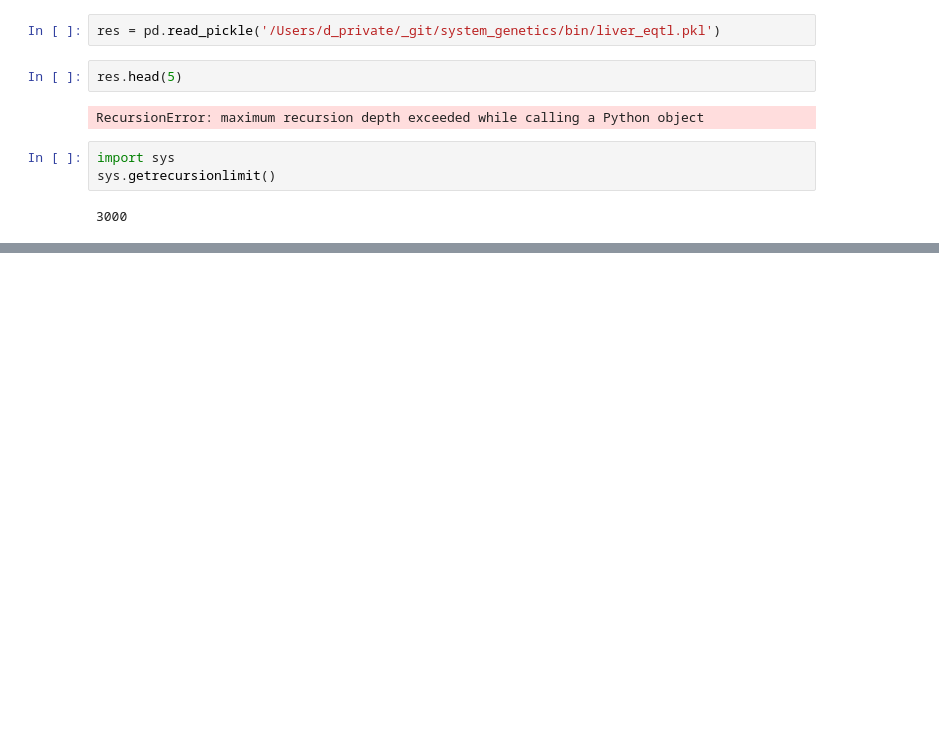
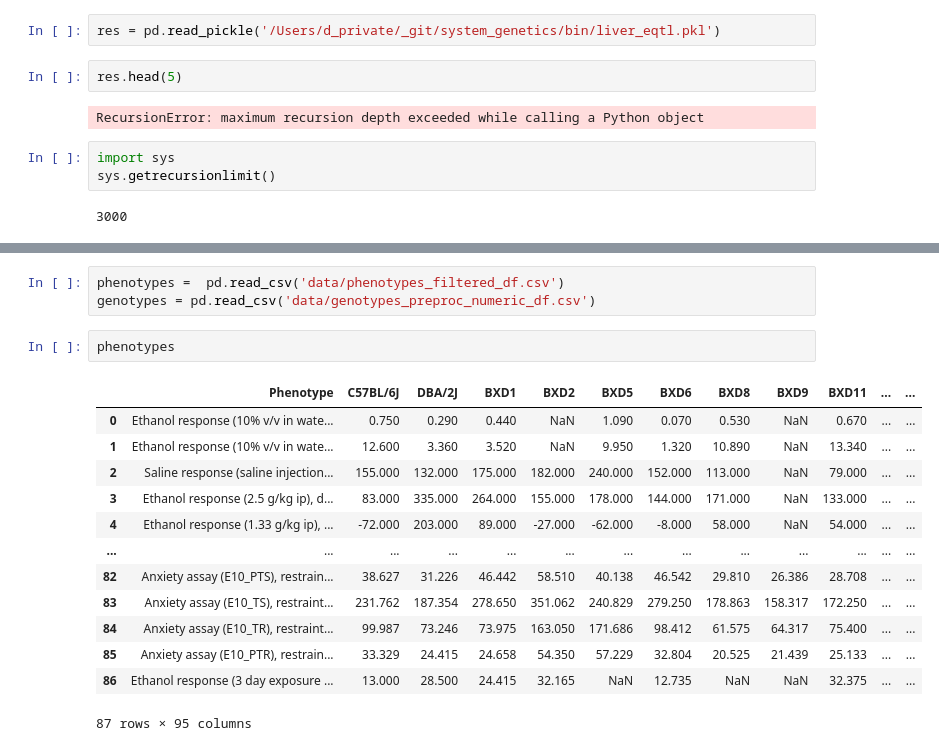
Before and after one commit to guyshur/system_genetics, a Jupyter notebook: drors_work.ipynb, the cells around one changed output, grey strips where cells are left out. Saved outputs shown, nothing was run; the diff lists cells and outputs as text; blank space fills up the shorter version.

```diff
--- a/drors_work.ipynb
+++ b/drors_work.ipynb
@@ -139,0 +147,19 @@ sys.getrecursionlimit()
+# %%
+phenotypes =  pd.read_csv('data/phenotypes_filtered_df.csv')
+genotypes = pd.read_csv('data/genotypes_preproc_numeric_df.csv')
+# %%
+phenotypes
+# %% [output]
+|  | Phenotype | C57BL/6J | DBA/2J | BXD1 | BXD2 | BXD5 | BXD6 | BXD8 | BXD9 | BXD11 | ... | ... |
+| 0 | Ethanol response (10% v/v in wate... | 0.750 | 0.290 | 0.440 | NaN | 1.090 | 0.070 | 0.530 | NaN | 0.670 | ... | ... |
+| 1 | Ethanol response (10% v/v in wate... | 12.600 | 3.360 | 3.520 | NaN | 9.950 | 1.320 | 10.890 | NaN | 13.340 | ... | ... |
+| 2 | Saline response (saline injection... | 155.000 | 132.000 | 175.000 | 182.000 | 240.000 | 152.000 | 113.000 | NaN | 79.000 | ... | ... |
+| 3 | Ethanol response (2.5 g/kg ip), d... | 83.000 | 335.000 | 264.000 | 155.000 | 178.000 | 144.000 | 171.000 | NaN | 133.000 | ... | ... |
+| 4 | Ethanol response (1.33 g/kg ip), ... | -72.000 | 203.000 | 89.000 | -27.000 | -62.000 | -8.000 | 58.000 | NaN | 54.000 | ... | ... |
+| ... | ... | ... | ... | ... | ... | ... | ... | ... | ... | ... | ... | ... |
+| 82 | Anxiety assay (E10_PTS), restrain... | 38.627 | 31.226 | 46.442 | 58.510 | 40.138 | 46.542 | 29.810 | 26.386 | 28.708 | ... | ... |
+| 83 | Anxiety assay (E10_TS), restraint... | 231.762 | 187.354 | 278.650 | 351.062 | 240.829 | 279.250 | 178.863 | 158.317 | 172.250 | ... | ... |
+| 84 | Anxiety assay (E10_TR), restraint... | 99.987 | 73.246 | 73.975 | 163.050 | 171.686 | 98.412 | 61.575 | 64.317 | 75.400 | ... | ... |
+| 85 | Anxiety assay (E10_PTR), restrain... | 33.329 | 24.415 | 24.658 | 54.350 | 57.229 | 32.804 | 20.525 | 21.439 | 25.133 | ... | ... |
+| 86 | Ethanol response (3 day exposure ... | 13.000 | 28.500 | 24.415 | 32.165 | NaN | 12.735 | NaN | NaN | 32.375 | ... | ... |
+87 rows × 95 columns
```
Also changed, not shown: parts of 15 cells of this notebook, 3 other files.
